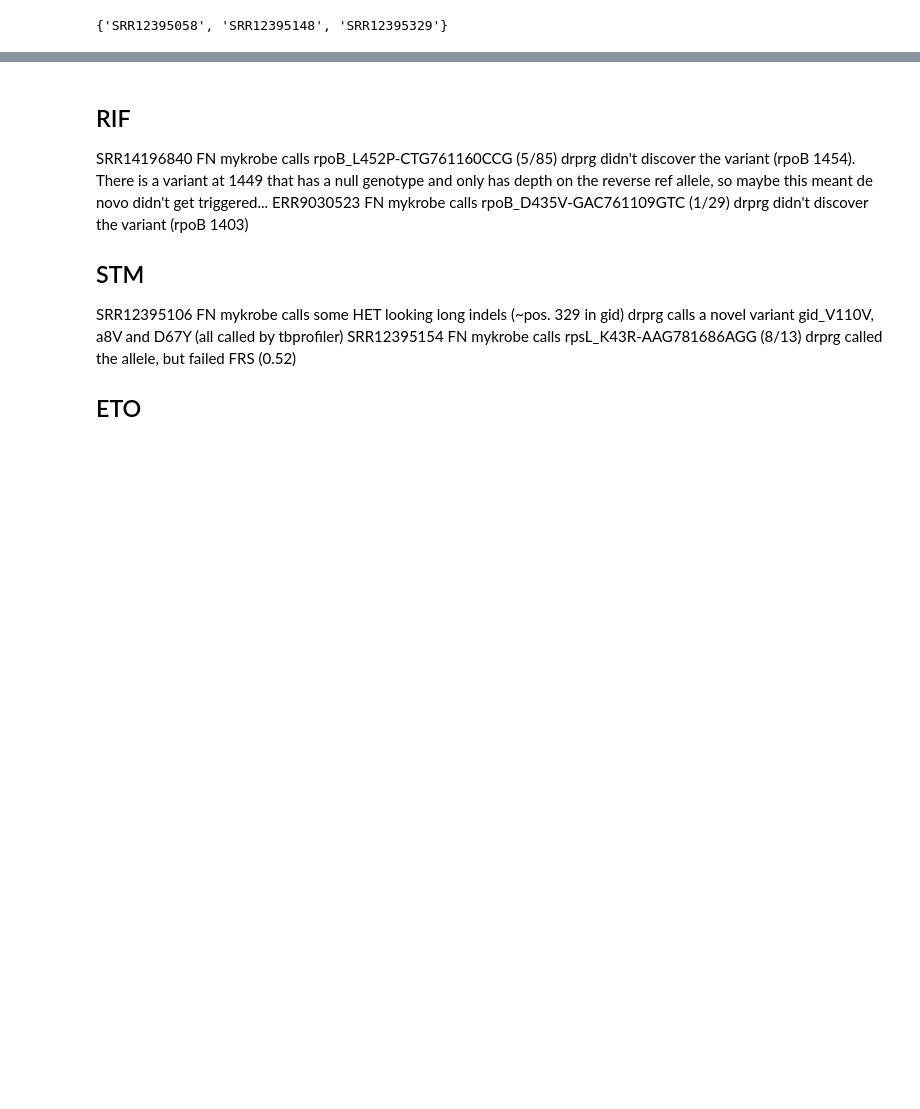
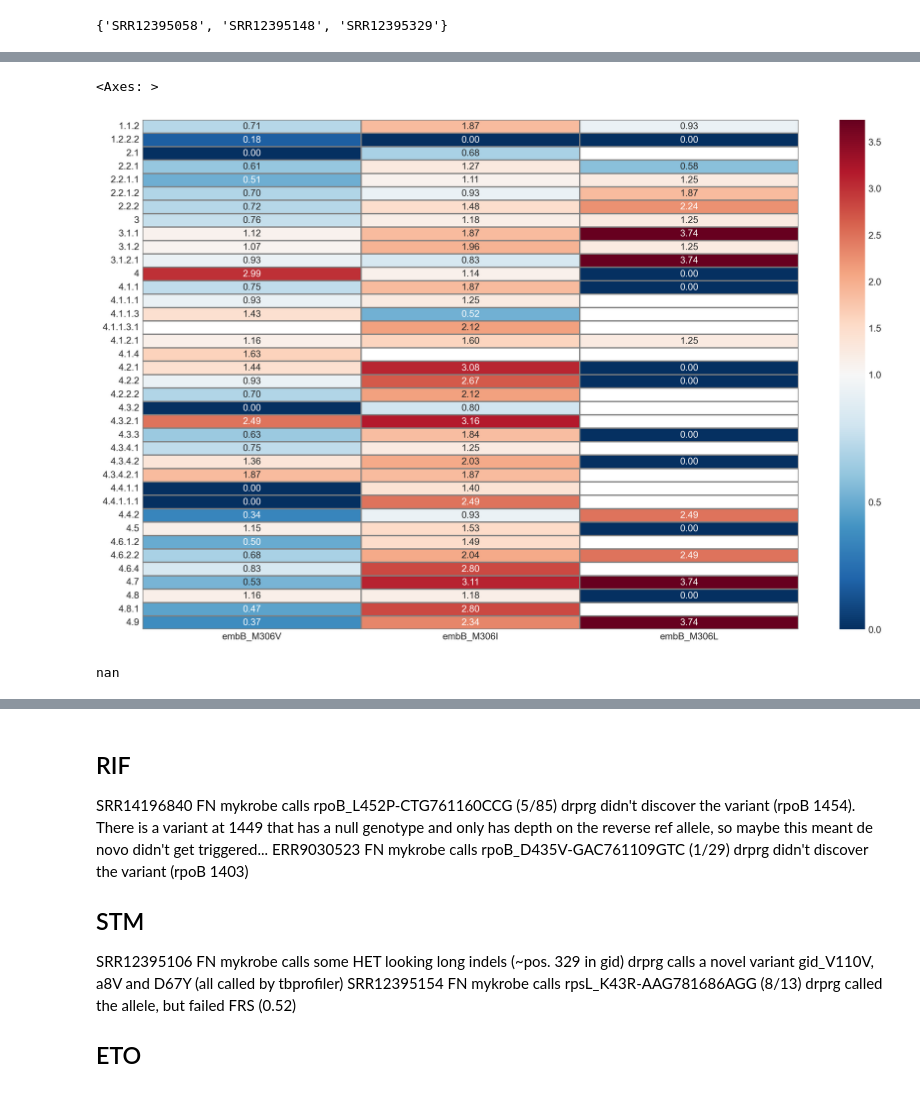
Before and after one commit to mbhall88/drprg-paper, a Jupyter notebook: workflow/notebook/improve_sn_and_sp.ipynb, the cells around one changed output, grey strips where cells are left out. Cells and saved outputs as stored; diff of their text form; code cells hidden in the pictures; blank space fills up the shorter version.

```diff
--- a/workflow/notebook/improve_sn_and_sp.ipynb
+++ b/workflow/notebook/improve_sn_and_sp.ipynb
@@ -71,0 +435,34 @@ inh_fp.intersection(eto_fp)
+# %%
+expected = (fp_mtx + tp_mtx) * fdr
+diff = m / fdr
+
+vmin = np.nanmin(diff)
+vmid = 1.0
+vmax = np.nanmax(diff)
+norm = colors.TwoSlopeNorm(vmin=vmin, vcenter=vmid, vmax=vmax)
+
+fig, ax = plt.subplots(figsize=(13, 8), dpi=300, ncols=1, tight_layout=True)
+sns.heatmap(
+    diff,
+    ax=ax,
+    cmap="RdBu_r",
+    annot=True,
+    fmt=".2f",
+    linewidths=lw,
+    linecolor=lc,
+    yticklabels=yticklabels,
+    xticklabels=xticklabels,
+#     center=1.0,
+#     mask=tp_mtx==0,
+#     vmin=0,
+#     vmax=vmax,
+#     cbar=False,
+    norm=norm
+)
+# %% [output]
+<Axes: >
+[figure, added]
+# %%
+vmin
+# %% [output]
+nan
```
Also changed, not shown: parts of 57 cells of this notebook, 1 other file.
